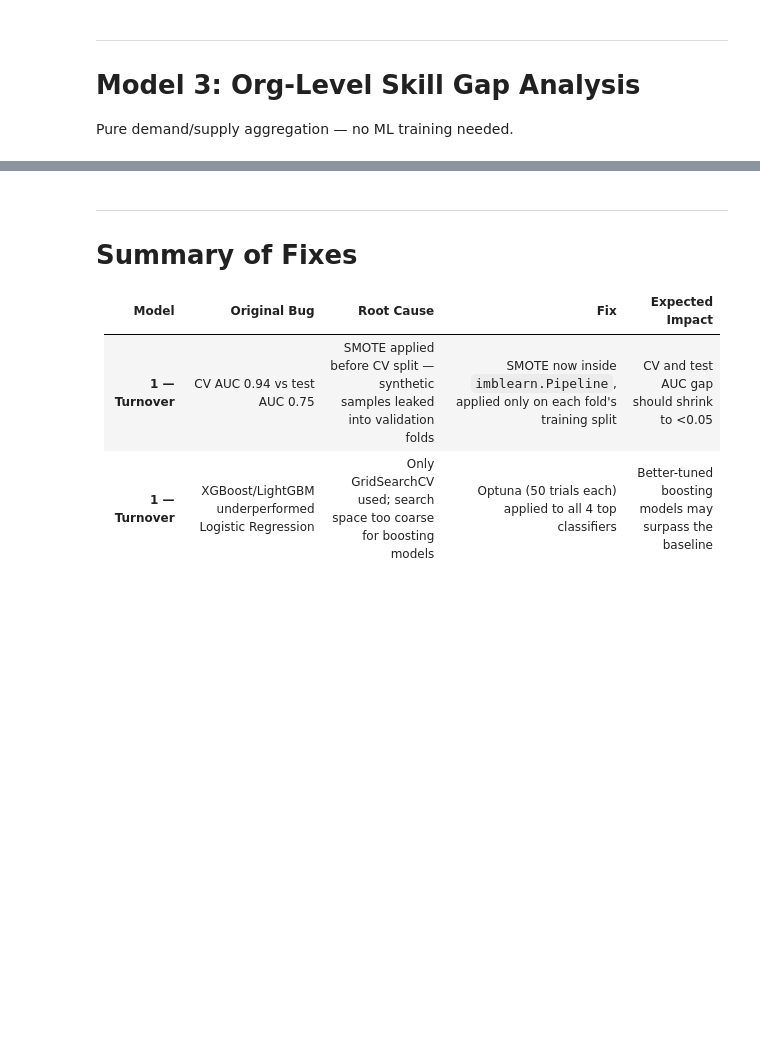
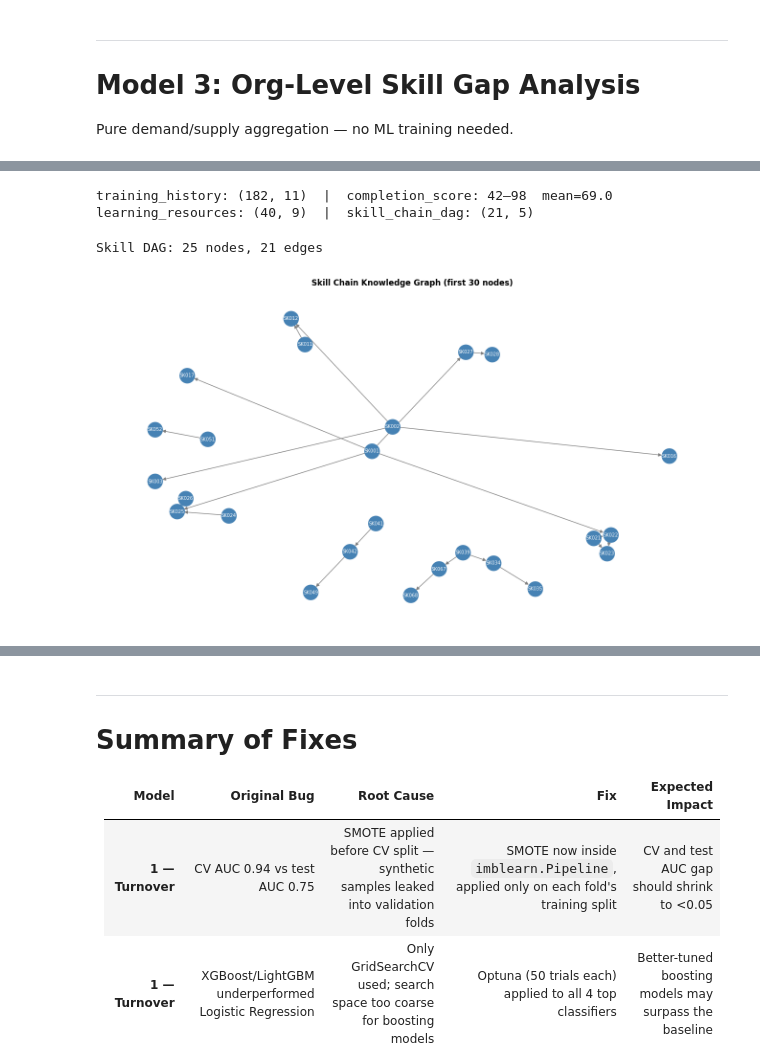
Before and after one commit to omarelsayid/grad_proj, a Jupyter notebook: SkillSync_ML_Models.ipynb, the cells around one changed output, grey strips where cells are left out. Drawn from its saved outputs; the diff is of its cells as text; code cells hidden in the pictures; blank space fills up the shorter version.

```diff
--- a/SkillSync_ML_Models.ipynb
+++ b/SkillSync_ML_Models.ipynb
@@ -834,45 +973,40 @@ print(f'\nAnalysis saved to {OUTPUT_DIR}/real_skill_gap_analysis.pkl')
+# %%
+# Load data (same as before)
+th4   = load_csv('training_history.csv')
+lr4   = load_csv('learning_resources.csv')
+tsm4  = load_csv('training_skill_map.csv')
+sc4   = load_csv('skills_catalog.csv')
+emp4  = load_csv('employee_skill_matrix.csv')
+scd4  = load_csv('skill_chain_dag.csv')
+job4  = load_csv('job_role_requirements.csv')
+core4 = load_csv('employees_core.csv')
+
+print(f'training_history: {th4.shape}  |  '
+      f'completion_score: {th4["completion_score"].min()}–{th4["completion_score"].max()}  '
+      f'mean={th4["completion_score"].mean():.1f}')
+print(f'learning_resources: {lr4.shape}  |  skill_chain_dag: {scd4.shape}')
+# %% [output]
+training_history: (182, 11)  |  completion_score: 42–98  mean=69.0
+learning_resources: (40, 9)  |  skill_chain_dag: (21, 5)
 # %%
-print('=' * 70)
-print('MODEL 4: TRAINING RECOMMENDATION SYSTEM')
-print('=' * 70)
-
-import networkx as nx
-import lightgbm as lgb
-from sklearn.model_selection import GroupShuffleSplit, cross_val_score
-from sklearn.metrics import mean_squared_error, r2_score, mean_absolute_error
-import shap
-import optuna
-from optuna.samplers import TPESampler
-optuna.logging.set_verbosity(optuna.logging.WARNING)
-
-th4   = load_csv('training_history.csv')
-lr4   = load_csv('learning_resources.csv')
-tsm4  = load_csv('training_skill_map.csv')
-sc4   = load_csv('skills_catalog.csv')
-emp4  = load_csv('employee_skill_matrix.csv')
-scd4  = load_csv('skill_chain_dag.csv')
-job4  = load_csv('job_role_requirements.csv')
-core4 = load_csv('employees_core.csv')
-
-print(f'training_history: {th4.shape}  |  '
-      f'completion_score: {th4["completion_score"].min()}–{th4["completion_score"].max()}  '
-      f'mean={th4["completion_score"].mean():.1f}')
-print(f'learning_resources: {lr4.shape}  |  skill_chain_dag: {scd4.shape}')
-
 # Build knowledge graph DAG
 G4 = nx.DiGraph()
 for _, row in scd4.iterrows():
     G4.add_edge(row['prerequisite_skill_id'], row['target_skill_id'], weight=row['edge_weight'])
 dag_wt4 = scd4.groupby('target_skill_id')['edge_weight'].max().to_dict()
 print(f'Skill DAG: {G4.number_of_nodes()} nodes, {G4.number_of_edges()} edges')
 
-# Visualize DAG
+# Visualize DAG (same as before)
 plt.figure(figsize=(13,7))
 top_n = list(G4.nodes())[:30]
 subG4 = G4.subgraph(top_n)
 pos4  = nx.spring_layout(subG4, seed=42)
 nx.draw(subG4, pos4, with_labels=True, node_color='steelblue', node_size=500,
         font_size=7, font_color='white', edge_color='gray', arrows=True)
 plt.title('Skill Chain Knowledge Graph (first 30 nodes)', fontweight='bold')
-plt.tight_layout(); plt.show()
+plt.tight_layout()
+plt.show()
+# %% [output]
+Skill DAG: 25 nodes, 21 edges
+[figure, added]
 # %%
```
Also changed, not shown: parts of 40 cells of this notebook, 23 other files.
